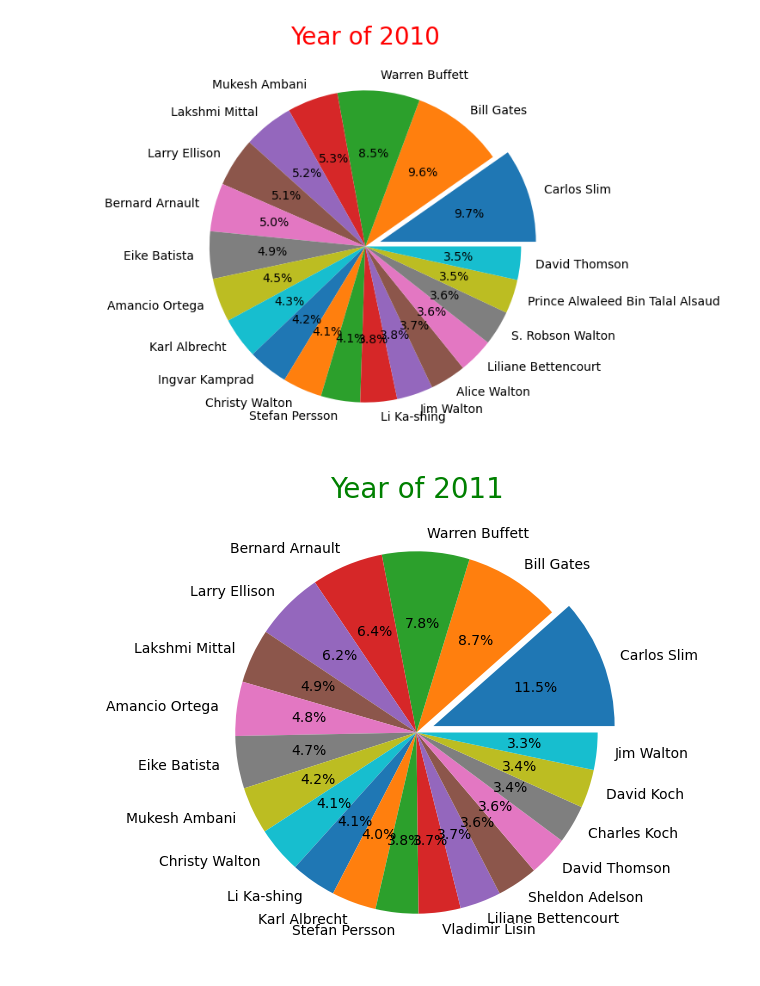
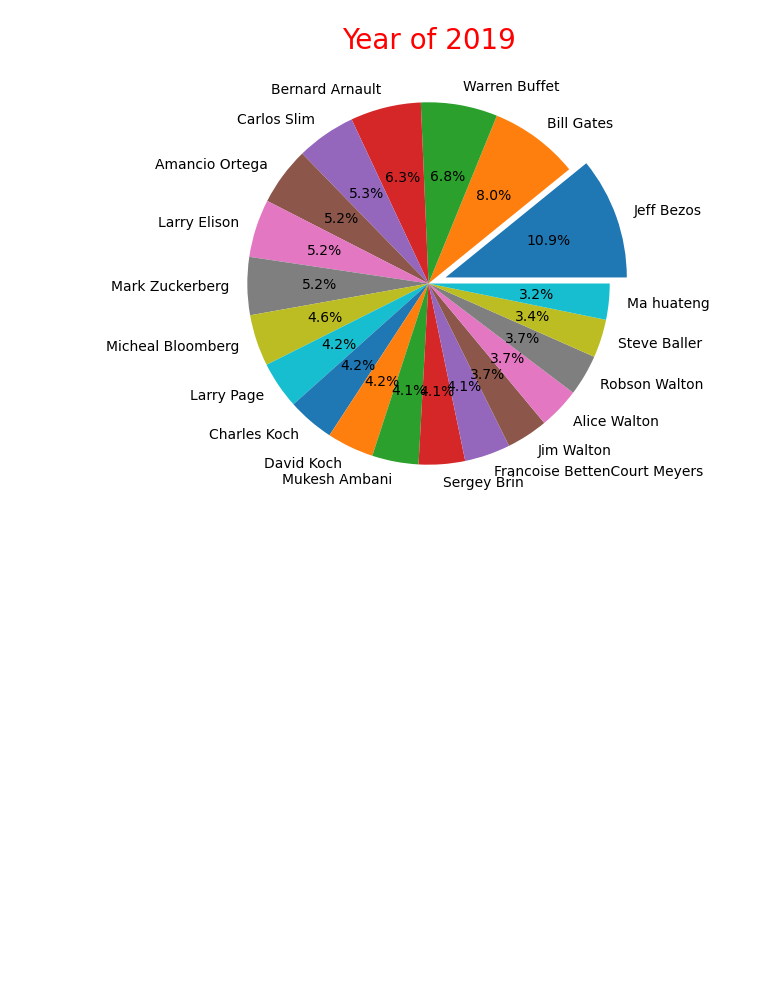
Before and after one commit to ArthasEdit/Project-for-Python, a Jupyter notebook: simple.ipynb, the cells around one changed output. Saved outputs shown, nothing was run; the diff lists cells and outputs as text; code cells hidden in the pictures; blank space fills up the shorter version.

```diff
--- a/simple.ipynb
+++ b/simple.ipynb
@@ -120,16 +110,4 @@ pl2(y21['Welth'], y21['Rank'], 'Year of 2021', 'green')
 # %%
-pl3(y10['Welth'], 'Year of 2010', 'red', nm(y10['Name']))
-pl3(y11['Welth'], 'Year of 2011', 'green',nm(y11['Name']))
-pl3(y12['Welth'], 'Year of 2012', 'blue',nm(y12['Name']))
-pl3(y13['Welth'], 'Year of 2013', 'black',nm(y13['Name']))
-pl3(y14['Welth'], 'Year of 2014', 'brown',nm(y14['Name']))
-pl3(y15['Welth'], 'Year of 2015', 'red',nm(y15['Name']))
-pl3(y16['Welth'], 'Year of 2016', 'green',nm(y16['Name']))
-pl3(y17['Welth'], 'Year of 2017', 'blue',nm(y17['Name']))
-pl3(y18['Welth'], 'Year of 2018', 'black',nm(y18['Name']))
-pl3(y19['Welth'], 'Year of 2019', 'brown',nm(y19['Name']))
-pl3(y20['Welth'], 'Year of 2020', 'red',nm(y20['Name']))
-pl3(y21['Welth'], 'Year of 2021', 'green',nm(y21['Name']))
+pl3(y19, 'Year of 2019', 'red')
 # %% [output]
-[figure, old version]
+[figure, new version]
-[figure, removed]
```
Also changed, not shown: parts of 12 cells of this notebook.
